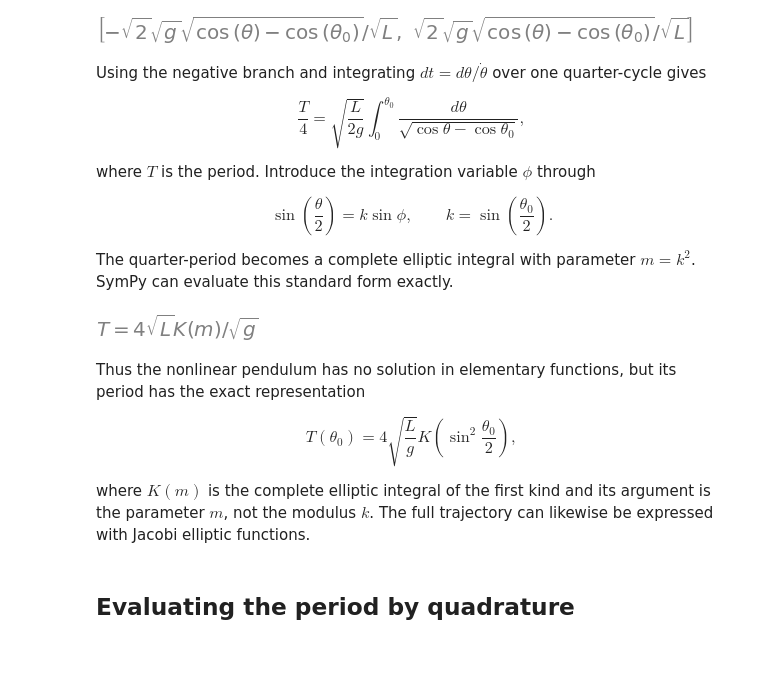
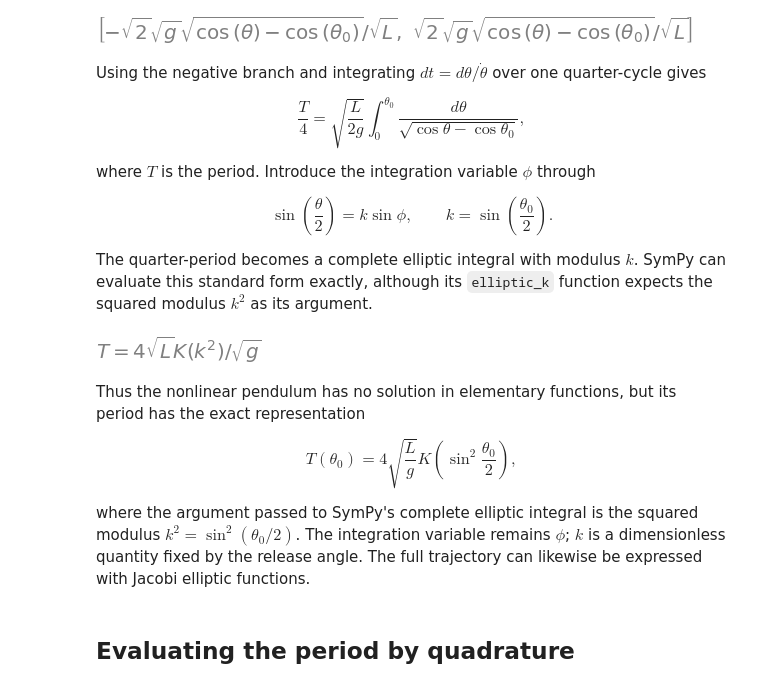
Before and after one commit to gjbex/Scientific-Python, a Jupyter notebook: source-code/pendulum_period.ipynb, the cells around one changed output. Cells and saved outputs as stored; diff of their text form; code cells hidden in the pictures; blank space fills up the shorter version.

Commit message:
Evaluate notebook

```diff
--- a/source-code/pendulum_period.ipynb
+++ b/source-code/pendulum_period.ipynb
@@ -154,25 +154,20 @@ U=MgL(1-\cos\theta).
 $$
 # %%
 time = sp.symbols("t", real=True)
-mass_symbol, length_symbol, gravity_symbol = sp.symbols(
+M, L_symbol, g_symbol = sp.symbols(
     "M L g", positive=True
 )
-theta_function = sp.Function(r"\theta")(time)
-theta_dot = sp.diff(theta_function, time)
-theta_ddot = sp.diff(theta_function, time, 2)
+theta_t = sp.Function(r"\theta")(time)
+theta_dot = sp.diff(theta_t, time)
+theta_ddot = sp.diff(theta_t, time, 2)
 
-kinetic_energy = mass_symbol * length_symbol**2 * theta_dot**2 / 2
-potential_energy = (
-    mass_symbol
-    * gravity_symbol
-    * length_symbol
-    * (1 - sp.cos(theta_function))
-)
-lagrangian = kinetic_energy - potential_energy
+K = M*L_symbol**2*theta_dot**2/2
+U = M*g_symbol*L_symbol*(1 - sp.cos(theta_t))
+lagrangian = K - U
 
 euler_lagrange = sp.simplify(
     sp.diff(sp.diff(lagrangian, theta_dot), time)
-    - sp.diff(lagrangian, theta_function)
+    - sp.diff(lagrangian, theta_t)
 )
 acceleration = sp.solve(sp.Eq(euler_lagrange, 0), theta_ddot)[0]
 sp.Eq(theta_ddot, acceleration)
@@ -219,24 +204,18 @@ $$
 k=\sin\left(\frac{\theta_0}{2}\right).
 $$
 
-The quarter-period becomes a complete elliptic integral with parameter $m=k^2$. SymPy can evaluate this standard form exactly.
+The quarter-period becomes a complete elliptic integral with modulus $k$. SymPy can evaluate this standard form exactly, although its `elliptic_k` function expects the squared modulus $k^2$ as its argument.
 # %%
 phi = sp.symbols(r"\phi", real=True)
-elliptic_parameter = sp.symbols("m", nonnegative=True)
-standard_integrand = 1 / sp.sqrt(
-    1 - elliptic_parameter * sp.sin(phi) ** 2
-)
-complete_integral = sp.integrate(
-    standard_integrand, (phi, 0, sp.pi / 2)
-)
-assert sp.simplify(complete_integral - sp.elliptic_k(elliptic_parameter)) == 0
+k = sp.symbols("k", nonnegative=True)
+integrand = 1/sp.sqrt(1 - k**2*sp.sin(phi)**2)
+K_complete = sp.integrate(integrand, (phi, 0, sp.pi/2))
+assert sp.simplify(K_complete - sp.elliptic_k(k**2)) == 0
 
-symbolic_period = (
-    4 * sp.sqrt(length_symbol / gravity_symbol) * complete_integral
-)
-sp.Eq(sp.Symbol("T"), symbolic_period)
+T = 4*sp.sqrt(L_symbol/g_symbol)*K_complete
+sp.Eq(sp.Symbol("T"), T)
 # %% [output]
-[figure, old version]
+[figure, new version]
 # %% [markdown]
 Thus the nonlinear pendulum has no solution in elementary functions, but its period has the exact representation
 
@@ -245,7 +224,7 @@ T(\theta_0)=4\sqrt{\frac{L}{g}}
 K\!\left(\sin^2\frac{\theta_0}{2}\right),
 $$
 
-where $K(m)$ is the complete elliptic integral of the first kind and its argument is the parameter $m$, not the modulus $k$. The full trajectory can likewise be expressed with Jacobi elliptic functions.
+where the argument passed to SymPy's complete elliptic integral is the squared modulus $k^2=\sin^2(\theta_0/2)$. The integration variable remains $\phi$; $k$ is a dimensionless quantity fixed by the release angle. The full trajectory can likewise be expressed with Jacobi elliptic functions.
 # %% [markdown]
 ## Evaluating the period by quadrature
 # %% [markdown]
```
Also changed, not shown: parts of 10 cells of this notebook.
